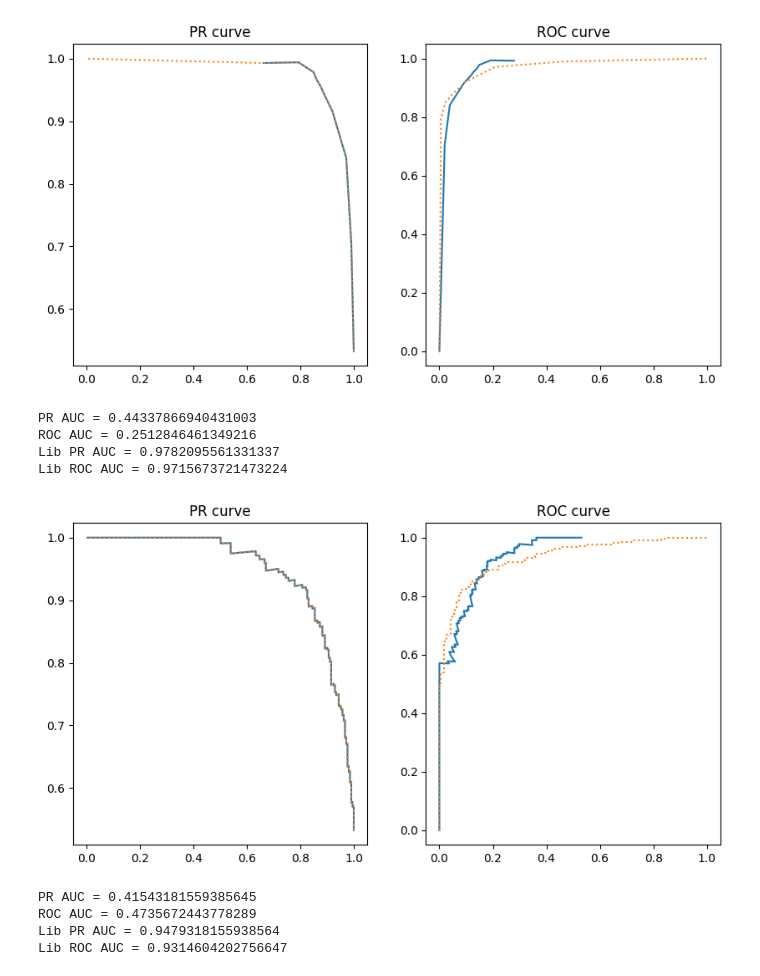
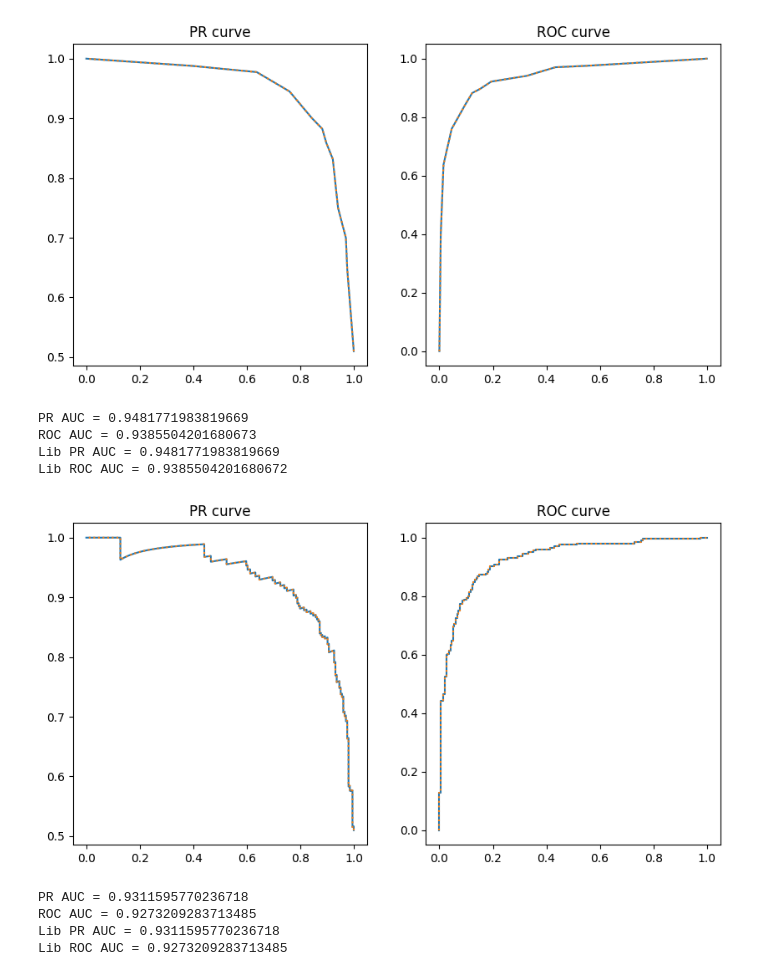
Before and after one commit to leavesinenglish/ML, a Jupyter notebook: task_0/task_0.ipynb, the cells around one changed output. Cells and saved outputs as stored; diff of their text form; code cells hidden in the pictures.

```diff
--- a/task_0/task_0.ipynb
+++ b/task_0/task_0.ipynb
@@ -54,61 +79,60 @@ from sklearn.linear_model import LogisticRegression
 classifiers = [KNeighborsClassifier(10), LogisticRegression()]
 # %%
 def PR_curve(pred, gt):
-    rec = np.zeros_like(pred)
-    prec = np.zeros_like(pred)
-    for i, threshold in enumerate(sorted(pred.copy())):
+    threshs = np.unique(pred)
+    rec = np.zeros_like(threshs)
+    prec = np.zeros_like(threshs)
+    for i, threshold in enumerate(sorted(threshs)):
         y_predict = pred >= threshold
         rec[i] = recall(y_predict, gt)
         prec[i] = precision(y_predict, gt)
-    return prec, rec
+    return np.concatenate([prec, [1.]]), np.concatenate([rec, [.0]])
 # %%
 def ROC_curve(pred, gt):
-    fpr = np.zeros_like(pred)
-    tpr = np.zeros_like(pred)
-    for i, threshold in enumerate(sorted(pred.copy())):
-        try:
-            y_predict = pred >= threshold
-            fpr[i] = FPR(y_predict, gt)
-            tpr[i] = TPR(y_predict, gt)
-        except ZeroDivisionError:
-            continue
+    threshs = np.insert(np.unique(pred), 0, 2)
+    fpr = np.zeros_like(threshs)
+    tpr = np.zeros_like(threshs)
+    for i, threshold in enumerate(sorted(threshs)):
+        y_predict = pred >= threshold
+        fpr[i] = FPR(y_predict, gt)
+        tpr[i] = TPR(y_predict, gt)
     return fpr, tpr
 # %%
 from sklearn.metrics import precision_recall_curve, auc, roc_curve
 
 for classifier in classifiers:
     plt.figure(figsize=(10, 5), dpi=100)
     classifier.fit(X_train, y_train)
     predictions = classifier.predict_proba(X_test)[:, 1]
-    Recall, Precision = PR_curve(predictions, y_test)
+    Precision, Recall = PR_curve(predictions, y_test)
     fpr, tpr = ROC_curve(predictions, y_test)
 
     lib_prs, lib_rec, _ = precision_recall_curve(y_test, predictions)
     lib_pr_auc = auc(lib_rec, lib_prs)
     lib_fpr, lib_tpr, _ = roc_curve(y_test, predictions)
     lib_roc_auc = auc(lib_fpr, lib_tpr)
 
     plt.subplot(121)
     plt.title('PR curve')
     plt.plot(Recall, Precision)
     plt.plot(lib_rec, lib_prs, ':')
     plt.subplot(122)
     plt.title('ROC curve')
     plt.plot(fpr, tpr)
     plt.plot(lib_fpr, lib_tpr, ':')
     plt.show()
-    print('PR AUC = ' + str(np.trapz(Recall, Precision)))
-    print('ROC AUC = ' + str(np.trapz(tpr, fpr)))
+    print('PR AUC = ' + str(np.abs(np.trapz(Precision, Recall))))
+    print('ROC AUC = ' + str(np.abs(np.trapz(tpr, fpr))))
     print('Lib PR AUC = ' + str(lib_pr_auc))
     print('Lib ROC AUC = ' + str(lib_roc_auc))
 # %% [output]
-[figure, old version]
+[figure, new version]
-PR AUC = 0.44337866940431003
-ROC AUC = 0.2512846461349216
-Lib PR AUC = 0.9782095561331337
-Lib ROC AUC = 0.9715673721473224
+PR AUC = 0.9481771983819669
+ROC AUC = 0.9385504201680673
+Lib PR AUC = 0.9481771983819669
+Lib ROC AUC = 0.9385504201680672
-[figure, old version]
+[figure, new version]
-PR AUC = 0.41543181559385645
-ROC AUC = 0.4735672443778289
-Lib PR AUC = 0.9479318155938564
-Lib ROC AUC = 0.9314604202756647
+PR AUC = 0.9311595770236718
+ROC AUC = 0.9273209283713485
+Lib PR AUC = 0.9311595770236718
+Lib ROC AUC = 0.9273209283713485
```
Also changed, not shown: parts of 3 cells of this notebook.
